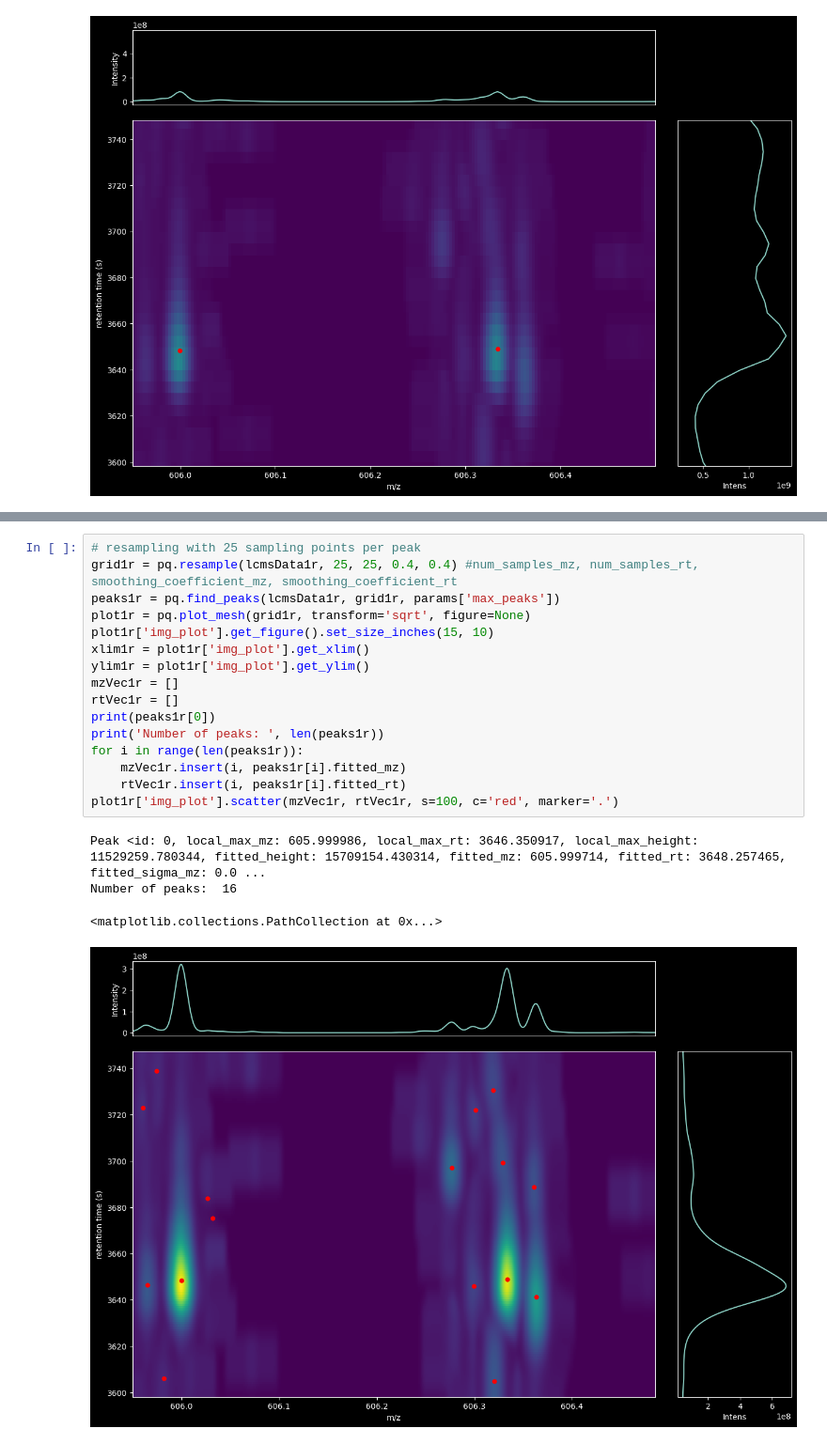
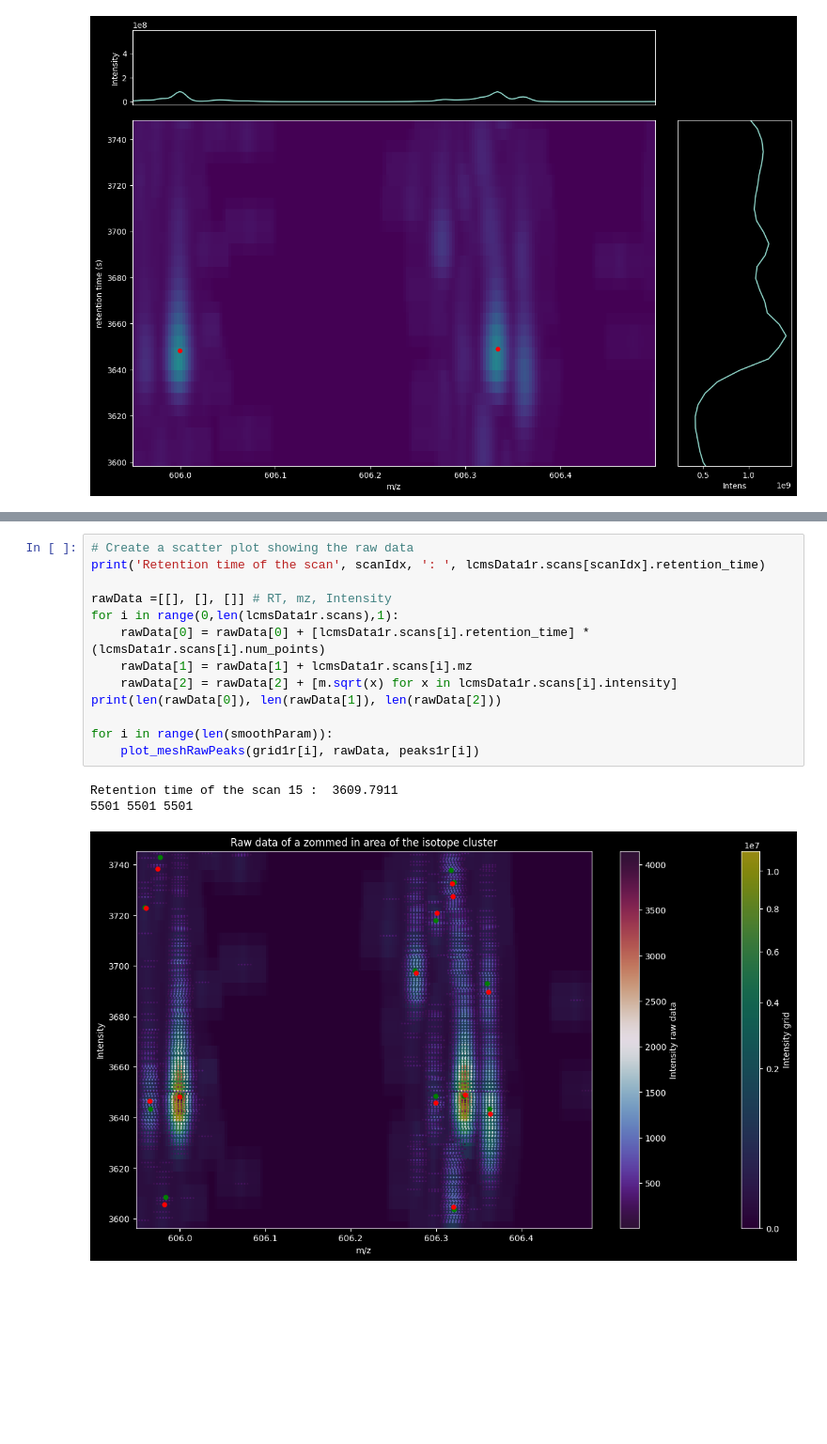
Before and after one commit to PASTAQ-MS/PASTAQ, a Jupyter notebook: examples/pastaqExamples.ipynb, the cells around one changed output, grey strips where cells are left out. Shown at 94% size. Cells and saved outputs as stored; diff of their text form; blank space fills up the shorter version.

```diff
--- a/examples/pastaqExamples.ipynb
+++ b/examples/pastaqExamples.ipynb
@@ -387,21 +359,17 @@ Number of peaks:  14
-# %%
-# resampling with 25 sampling points per peak
-grid1r = pq.resample(lcmsData1r, 25, 25, 0.4, 0.4) #num_samples_mz, num_samples_rt, smoothing_coefficient_mz, smoothing_coefficient_rt
-peaks1r = pq.find_peaks(lcmsData1r, grid1r, params['max_peaks'])
-plot1r = pq.plot_mesh(grid1r, transform='sqrt', figure=None)
-plot1r['img_plot'].get_figure().set_size_inches(15, 10)
-xlim1r = plot1r['img_plot'].get_xlim()
-ylim1r = plot1r['img_plot'].get_ylim()
-mzVec1r = []
-rtVec1r = []
-print(peaks1r[0])
-print('Number of peaks: ', len(peaks1r))
-for i in range(len(peaks1r)):
-    mzVec1r.insert(i, peaks1r[i].fitted_mz)
-    rtVec1r.insert(i, peaks1r[i].fitted_rt)
-plot1r['img_plot'].scatter(mzVec1r, rtVec1r, s=100, c='red', marker='.')
-# %% [output]
-Peak <id: 0, local_max_mz: 605.999986, local_max_rt: 3646.350917, local_max_height: 11529259.780344, fitted_height: 15709154.430314, fitted_mz: 605.999714, fitted_rt: 3648.257465, fitted_sigma_mz: 0.0 ...
-Number of peaks:  16
-<matplotlib.collections.PathCollection at 0x...>
-[figure, removed]
+# %%
+# Create a scatter plot showing the raw data
+print('Retention time of the scan', scanIdx, ': ', lcmsData1r.scans[scanIdx].retention_time)
+
+rawData =[[], [], []] # RT, mz, Intensity
+for i in range(0,len(lcmsData1r.scans),1):
+    rawData[0] = rawData[0] + [lcmsData1r.scans[i].retention_time] * (lcmsData1r.scans[i].num_points)
+    rawData[1] = rawData[1] + lcmsData1r.scans[i].mz
+    rawData[2] = rawData[2] + [m.sqrt(x) for x in lcmsData1r.scans[i].intensity]
+print(len(rawData[0]), len(rawData[1]), len(rawData[2]))
+
+for i in range(len(smoothParam)):
+    plot_meshRawPeaks(grid1r[i], rawData, peaks1r[i])
+# %% [output]
+Retention time of the scan 15 :  3609.7911
+5501 5501 5501
+[figure, added]
```
Also changed, not shown: parts of 8 cells of this notebook, 2 other files.
